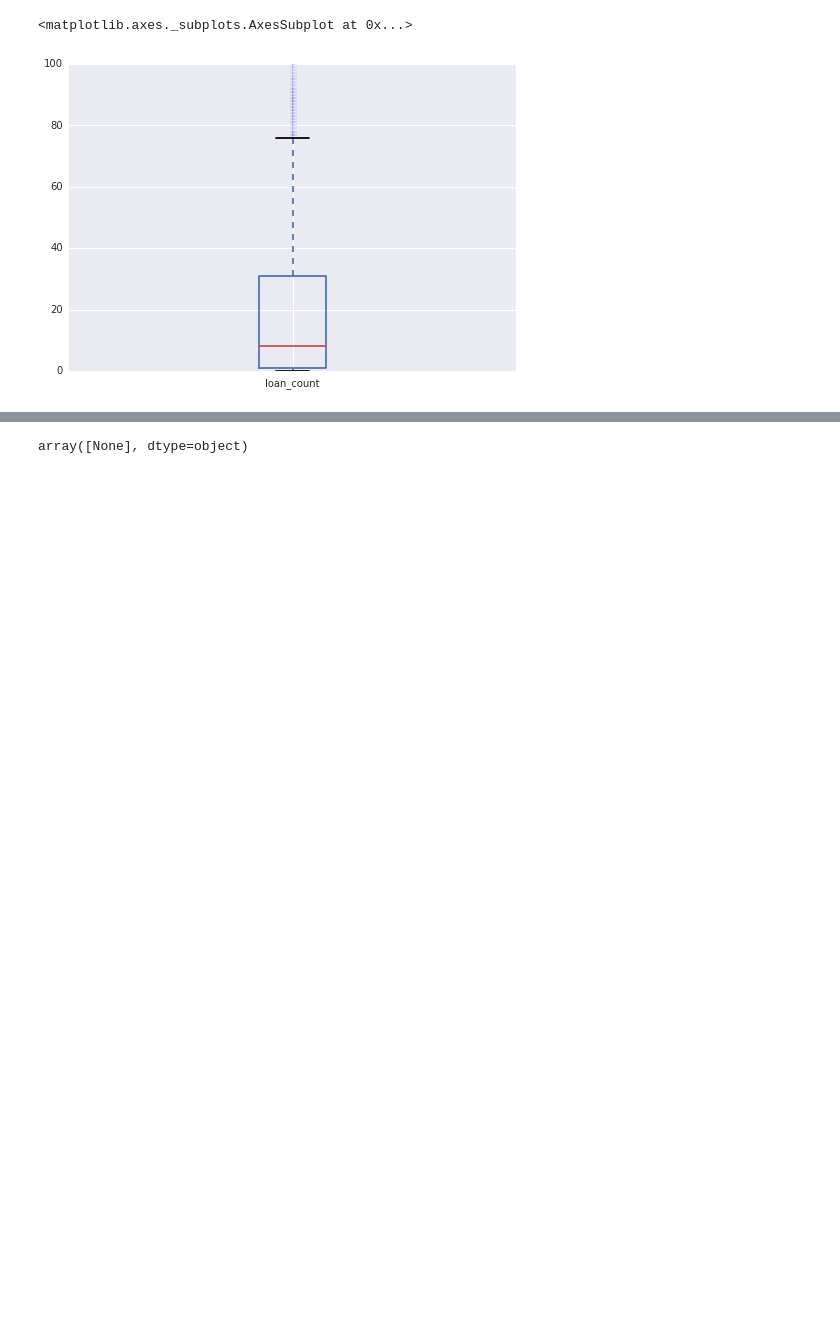
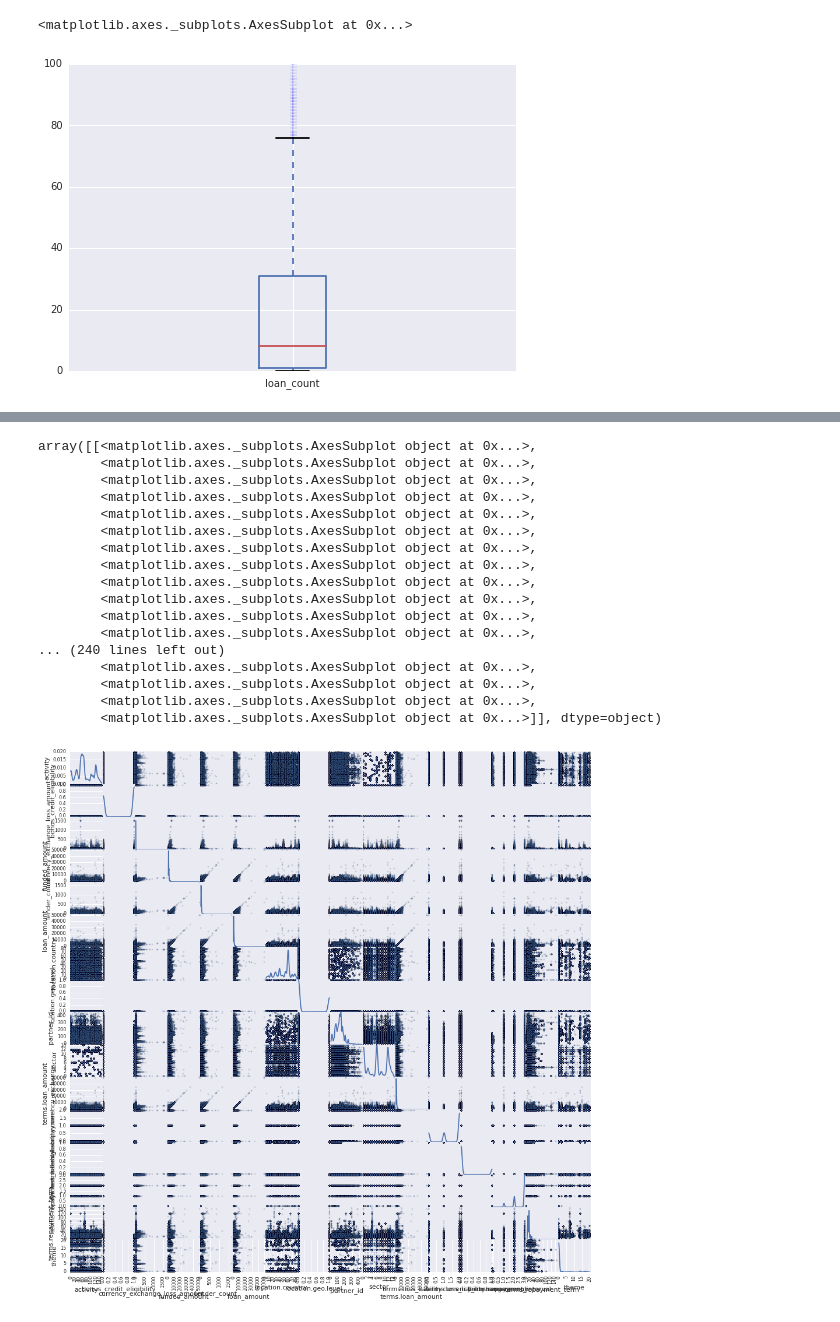
Before and after one commit to hslee16/GA_project, a Jupyter notebook: ga_project.ipynb, the cells around one changed output, grey strips where cells are left out. Saved outputs shown, nothing was run; the diff lists cells and outputs as text; code cells hidden in the pictures; blank space fills up the shorter version.

Commit message:
adding graphs

```diff
--- a/ga_project.ipynb
+++ b/ga_project.ipynb
@@ -65,5 +67,9 @@ loans.delinquent[pd.isnull(loans.delinquent)] = False
+# %%
+# replace NaN and None with zeroes in currency_exchange_loss_amount
+loans.currency_exchange_loss_amount.fillna(0, inplace=True)
+loans['terms.repayment_term'].fillna(0, inplace=True)
 # %%
-#Dropping useless columns
+#Dropping columns
 loans.drop('image.id', axis=1, inplace=True)
 loans.drop('image.template_id', axis=1, inplace=True)
 loans.drop('use', axis=1, inplace=True)
@@ -85,6 +91,9 @@ loans.drop('description.texts.pt', axis=1, inplace=True)
 loans.drop('description.texts.ru', axis=1, inplace=True)
 loans.drop('description.texts.vi', axis=1, inplace=True)
 loans.drop('description.texts.ar', axis=1, inplace=True)
+loans.drop('description.texts.id', axis=1, inplace=True)
+if 'description.texts.mn' in loans.columns:
+    loans.drop('description.texts.mn', axis=1, inplace=True)
 loans.drop('journal_totals.bulkEntries', axis=1, inplace=True)
 loans.drop('basket_amount', axis=1, inplace=True)
 loans.drop('borrowers', axis=1, inplace=True)
@@ -100,3 +109,10 @@ loans.drop('paid_amount', axis=1, inplace=True)
 loans.drop('paid_date', axis=1, inplace=True)
 loans.drop('terms.disbursal_amount', axis=1, inplace=True)
 loans.drop('terms.disbursal_date', axis=1, inplace=True)
+loans.drop('terms.local_payments', axis=1, inplace=True)
+loans.drop('status', axis=1, inplace=True)
+loans.drop('delinquent', axis=1, inplace=True)
+loans.drop('planned_expiration_date', axis=1, inplace=True)
+loans.drop('posted_date', axis=1, inplace=True)
+loans.drop('terms.disbursal_currency', axis=1, inplace=True)
+loans.drop('journal_totals.entries', axis=1, inplace=True)
@@ -115,6 +119,7 @@ loans.currency_exchange_loss_amount.fillna(0, inplace=True)
 # %%
 # Check the funded_date column and create a new column 'funded' based on whether a date exists
-# This column will serve as our Y value
+# This column will serve as our Y value.
+# Drop the funded_date column after
 def funded(x):
     if pd.isnull(x):
         return False
@@ -122,7 +127,43 @@ def funded(x):
         return True
 
 loans['funded'] = loans['funded_date'].map(funded)
+loans.drop('funded_date', axis=1, inplace=True)
+
+Y = loans.funded
+
+loans.drop('funded', axis=1, inplace=True)
-# %%
-loans.planned_expiration_date.unique()
-# %% [output]
-array([None], dtype=object)
+# %%
+#encode categorical columns
+lbl = LabelEncoder()
+loans.activity = lbl.fit_transform(loans.activity)
+loans.bonus_credit_eligibility = lbl.fit_transform(loans.bonus_credit_eligibility)
+loans['location.country'] = lbl.fit_transform(loans['location.country'])
+loans['location.geo.level'] = lbl.fit_transform(loans['location.geo.level'])
+loans['terms.loss_liability.currency_exchange'] = lbl.fit_transform(loans['terms.loss_liability.currency_exchange'])
+loans.sector = lbl.fit_transform(loans.sector)
+loans['terms.loss_liability.nonpayment'] = lbl.fit_transform(loans['terms.loss_liability.nonpayment'])
+loans['terms.repayment_interval'] = lbl.fit_transform(loans['terms.repayment_interval'])
+loans.theme = lbl.fit_transform(loans.theme)
+Y = lbl.fit_transform(Y)
+# %%
+# let's check the scatter matrix of the data
+scatter_matrix(loans, alpha=0.2, figsize=(16, 16), diagonal='kde')
+# %% [output]
+array([[<matplotlib.axes._subplots.AxesSubplot object at 0x...>,
+        <matplotlib.axes._subplots.AxesSubplot object at 0x...>,
+        <matplotlib.axes._subplots.AxesSubplot object at 0x...>,
+        <matplotlib.axes._subplots.AxesSubplot object at 0x...>,
+        <matplotlib.axes._subplots.AxesSubplot object at 0x...>,
+        <matplotlib.axes._subplots.AxesSubplot object at 0x...>,
+        <matplotlib.axes._subplots.AxesSubplot object at 0x...>,
+        <matplotlib.axes._subplots.AxesSubplot object at 0x...>,
+        <matplotlib.axes._subplots.AxesSubplot object at 0x...>,
+        <matplotlib.axes._subplots.AxesSubplot object at 0x...>,
+        <matplotlib.axes._subplots.AxesSubplot object at 0x...>,
+        <matplotlib.axes._subplots.AxesSubplot object at 0x...>,
+... (240 lines left out)
+        <matplotlib.axes._subplots.AxesSubplot object at 0x...>,
+        <matplotlib.axes._subplots.AxesSubplot object at 0x...>,
+        <matplotlib.axes._subplots.AxesSubplot object at 0x...>,
+        <matplotlib.axes._subplots.AxesSubplot object at 0x...>]], dtype=object)
+[figure, added]
```
Also changed, not shown: parts of 25 cells of this notebook.
